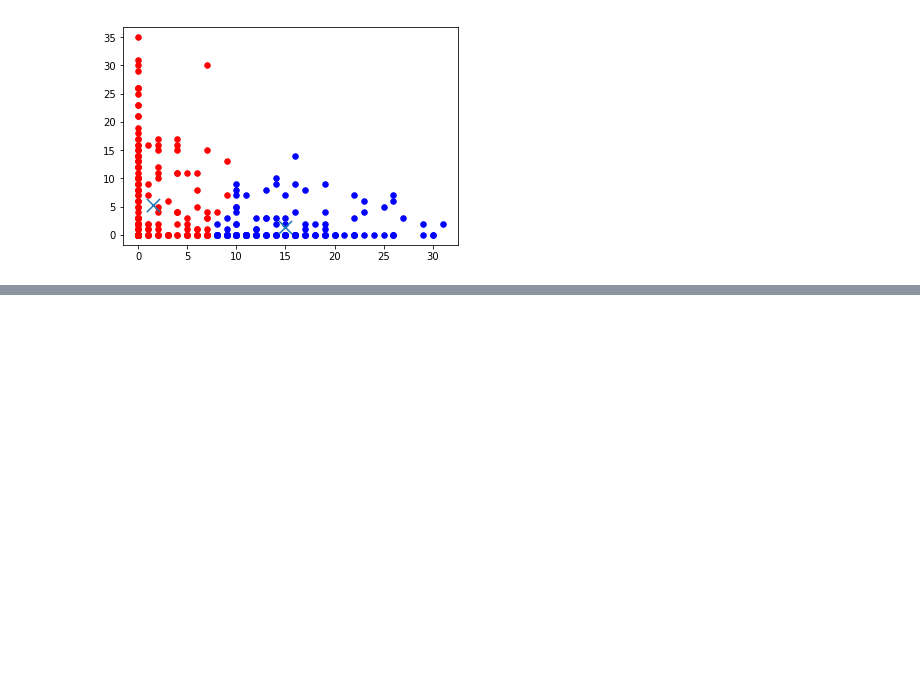
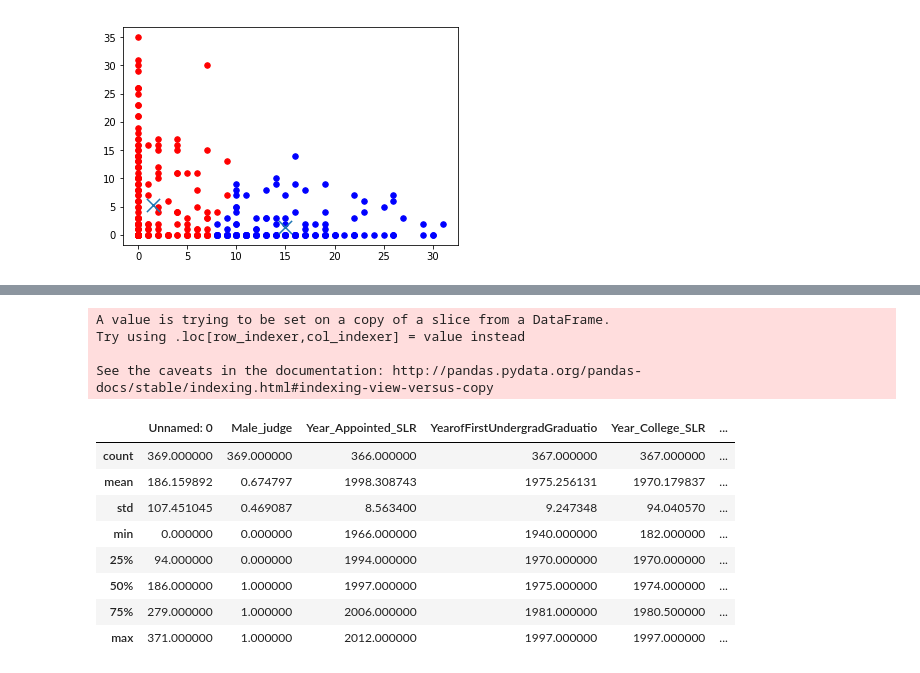
Before and after one commit to colinandrus/ml_course_project, a Jupyter notebook: notebooks/reformat_judge_bio.ipynb, the cells around one changed output, grey strips where cells are left out. Drawn from its saved outputs; the diff is of its cells as text; code cells hidden in the pictures; blank space fills up the shorter version.

```diff
--- a/notebooks/reformat_judge_bio.ipynb
+++ b/notebooks/reformat_judge_bio.ipynb
@@ -122,0 +148,18 @@ plt.show()
+# %%
+predict=kmeans3.predict(X)
+judges_formatted['cluster'] = pd.Series(predict, index=judges_formatted.index)
+judges_formatted.describe()
+# %% [output]
+A value is trying to be set on a copy of a slice from a DataFrame.
+Try using .loc[row_indexer,col_indexer] = value instead
+
+See the caveats in the documentation: http://pandas.pydata.org/pandas-docs/stable/indexing.html#indexing-view-versus-copy
+|  | Unnamed: 0 | Male_judge | Year_Appointed_SLR | YearofFirstUndergradGraduatio | Year_College_SLR | ... |
+| count | 369.000000 | 369.000000 | 366.000000 | 367.000000 | 367.000000 | ... |
+| mean | 186.159892 | 0.674797 | 1998.308743 | 1975.256131 | 1970.179837 | ... |
+| std | 107.451045 | 0.469087 | 8.563400 | 9.247348 | 94.040570 | ... |
+| min | 0.000000 | 0.000000 | 1966.000000 | 1940.000000 | 182.000000 | ... |
+| 25% | 94.000000 | 0.000000 | 1994.000000 | 1970.000000 | 1970.000000 | ... |
+| 50% | 186.000000 | 1.000000 | 1997.000000 | 1975.000000 | 1974.000000 | ... |
+| 75% | 279.000000 | 1.000000 | 2006.000000 | 1981.000000 | 1980.500000 | ... |
+| max | 371.000000 | 1.000000 | 2012.000000 | 1997.000000 | 1997.000000 | ... |
```
Also changed, not shown: parts of 6 cells of this notebook.
